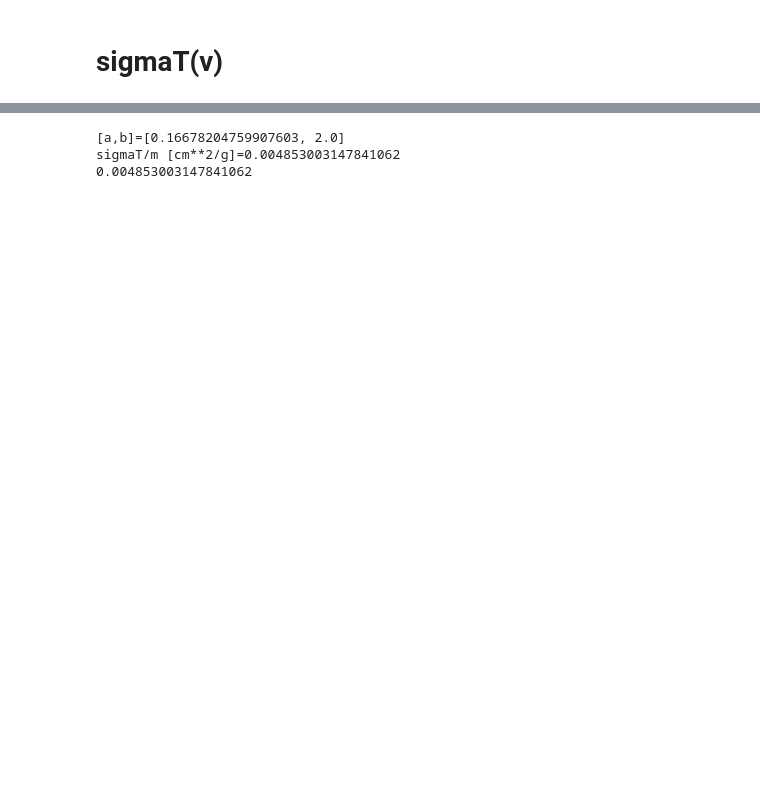
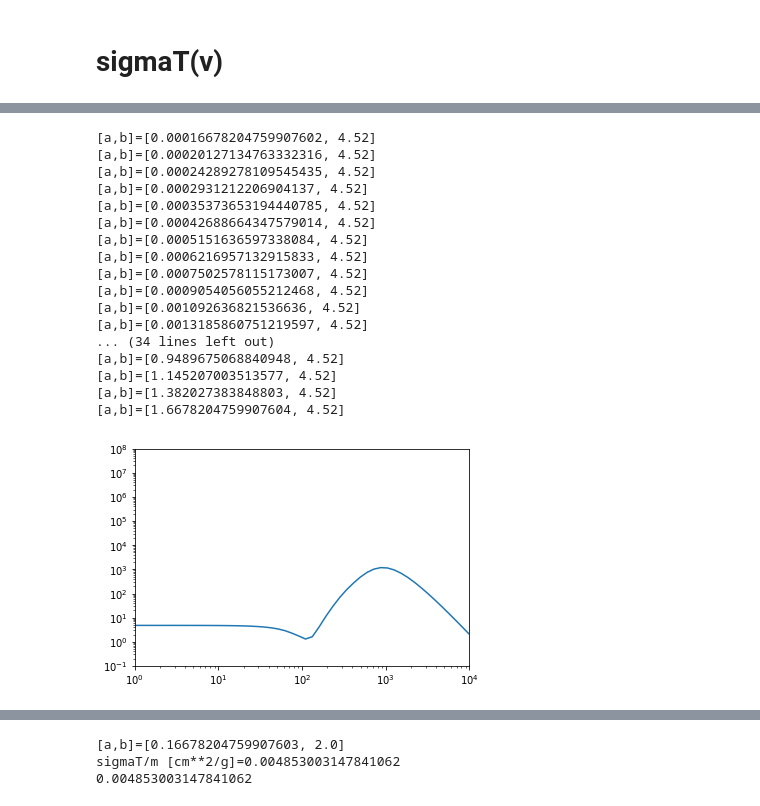
Before and after one commit to LauraSagunski/Self-interaction-cross-section, a Jupyter notebook: Self-interaction_cross_section.ipynb, the cells around one changed output, grey strips where cells are left out. Drawn from its saved outputs; the diff is of its cells as text; code cells hidden in the pictures; blank space fills up the shorter version.

```diff
--- a/Self-interaction_cross_section.ipynb
+++ b/Self-interaction_cross_section.ipynb
@@ -69,0 +131,34 @@ for potential in ['attractive']: #['attractive','repulsive']:
+# %%
+potential='attractive' #['attractive','repulsive']:
+alphaX=10.**(-2.)
+mX=200 #GeV
+mphi=10**(-3.) #GeV.
+
+vvals=np.logspace(np.log10(1.),np.log10(10.**4.))
+sigmavals=[sigmaT(potential,alphaX,mX,mphi,v) for v in vvals]
+
+pl.xscale('log')
+pl.yscale('log')
+pl.xlim([1,10.**4.])
+pl.ylim([0.1,10.**8.])
+pl.plot(vvals,sigmavals)
+pl.show()
+# %% [output]
+[a,b]=[0.00016678204759907602, 4.52]
+[a,b]=[0.00020127134763332316, 4.52]
+[a,b]=[0.00024289278109545435, 4.52]
+[a,b]=[0.0002931212206904137, 4.52]
+[a,b]=[0.00035373653194440785, 4.52]
+[a,b]=[0.00042688664347579014, 4.52]
+[a,b]=[0.0005151636597338084, 4.52]
+[a,b]=[0.0006216957132915833, 4.52]
+[a,b]=[0.0007502578115173007, 4.52]
+[a,b]=[0.0009054056055212468, 4.52]
+[a,b]=[0.001092636821536636, 4.52]
+[a,b]=[0.0013185860751219597, 4.52]
+... (34 lines left out)
+[a,b]=[0.9489675068840948, 4.52]
+[a,b]=[1.145207003513577, 4.52]
+[a,b]=[1.382027383848803, 4.52]
+[a,b]=[1.6678204759907604, 4.52]
+[figure, added]
```
Also changed, not shown: parts of 7 cells of this notebook, 1 other file.
